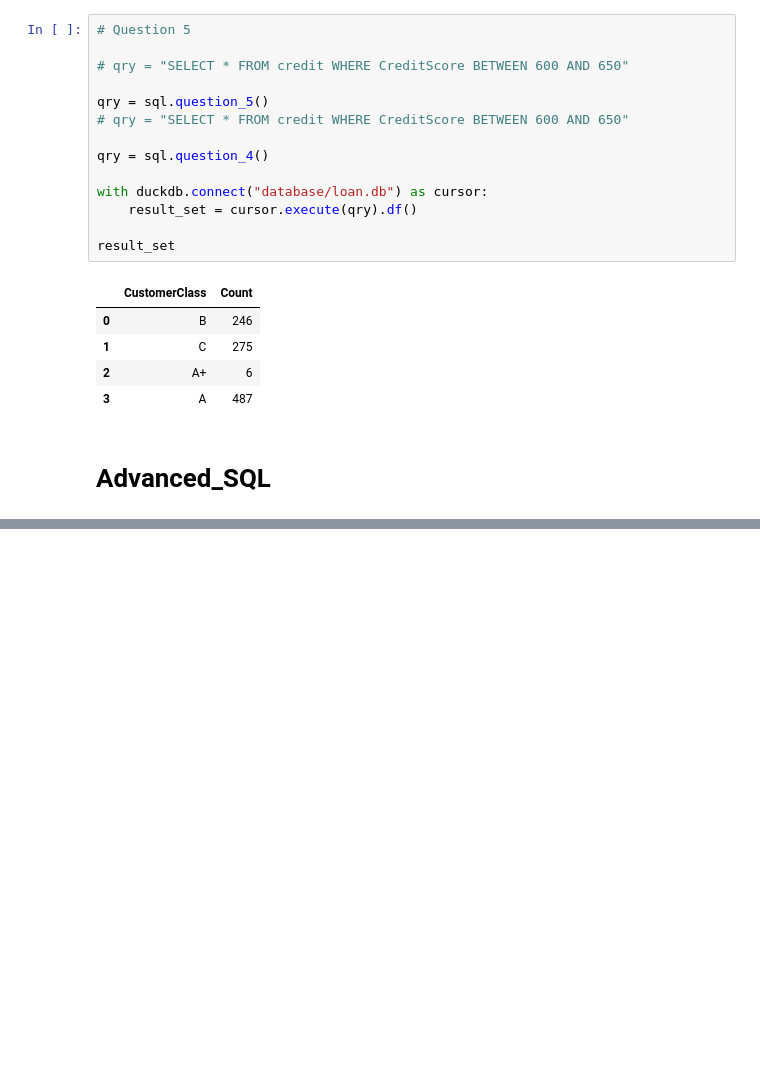
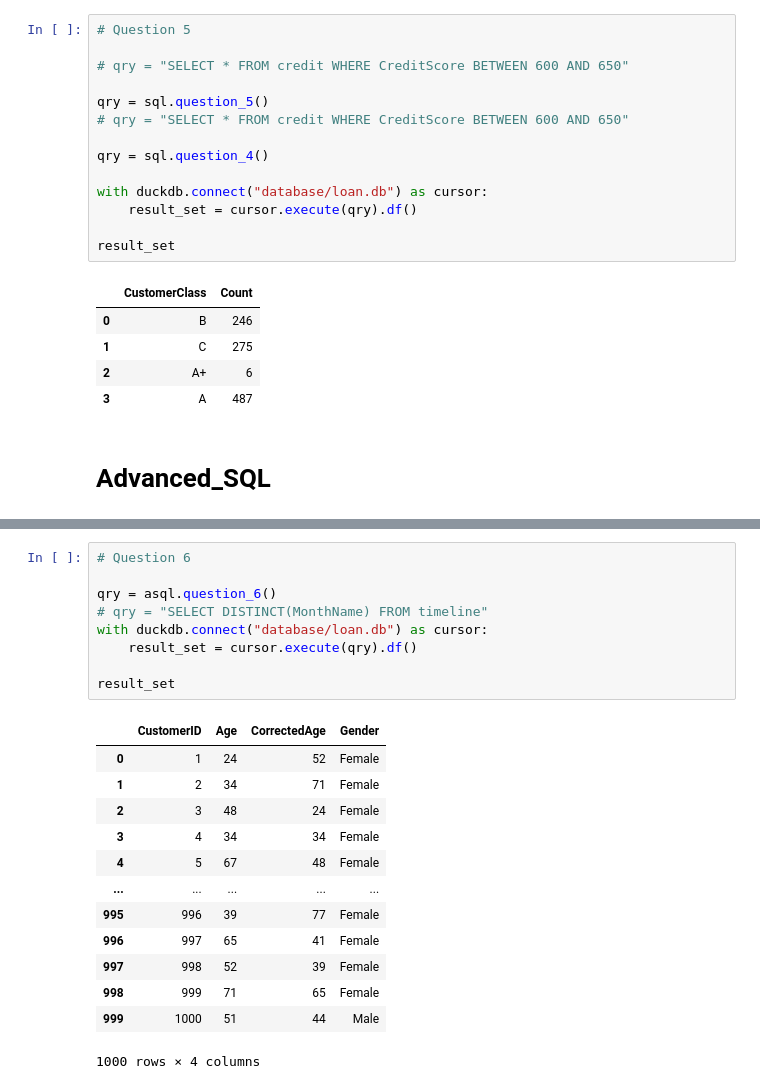
Before and after one commit to MullerPietPompies/my-assessment, a Jupyter notebook: Task_1/Check_your_SQL.ipynb, the cells around one changed output, grey strips where cells are left out. Saved outputs shown, nothing was run; the diff lists cells and outputs as text; blank space fills up the shorter version.

```diff
--- a/Task_1/Check_your_SQL.ipynb
+++ b/Task_1/Check_your_SQL.ipynb
@@ -182,0 +293,23 @@ result_set
+# %%
+# Question 6
+
+qry = asql.question_6()
+# qry = "SELECT DISTINCT(MonthName) FROM timeline"
+with duckdb.connect("database/loan.db") as cursor:
+    result_set = cursor.execute(qry).df()
+
+result_set
+# %% [output]
+|  | CustomerID | Age | CorrectedAge | Gender |
+| 0 | 1 | 24 | 52 | Female |
+| 1 | 2 | 34 | 71 | Female |
+| 2 | 3 | 48 | 24 | Female |
+| 3 | 4 | 34 | 34 | Female |
+| 4 | 5 | 67 | 48 | Female |
+| ... | ... | ... | ... | ... |
+| 995 | 996 | 39 | 77 | Female |
+| 996 | 997 | 65 | 41 | Female |
+| 997 | 998 | 52 | 39 | Female |
+| 998 | 999 | 71 | 65 | Female |
+| 999 | 1000 | 51 | 44 | Male |
+1000 rows × 4 columns
```
Also changed, not shown: parts of 7 cells of this notebook, 2 other files.
